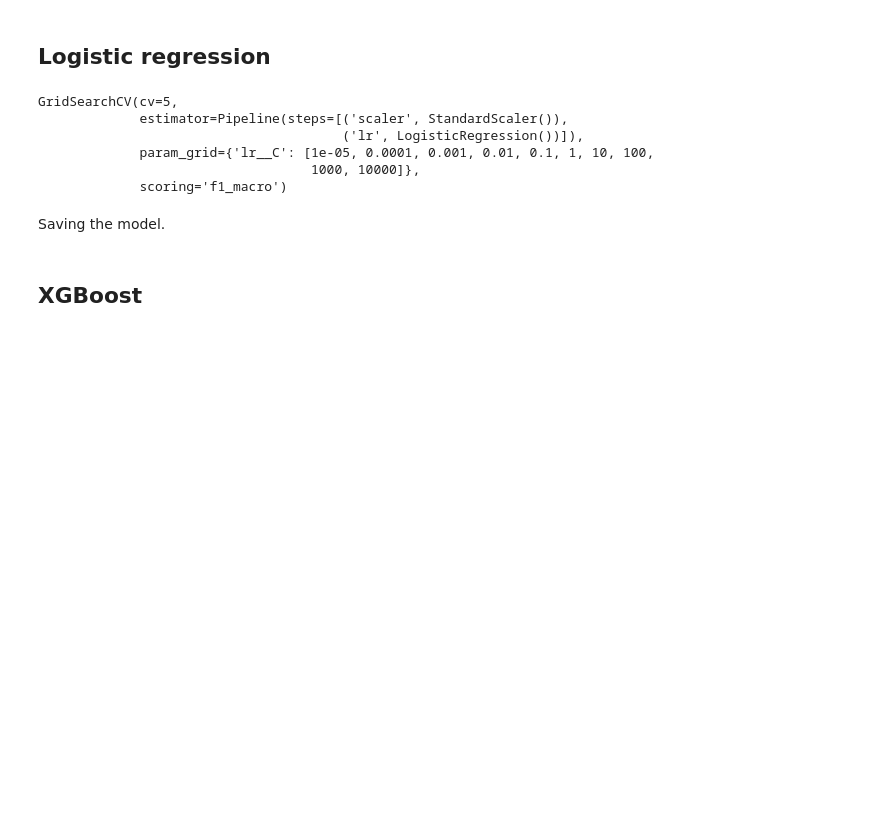
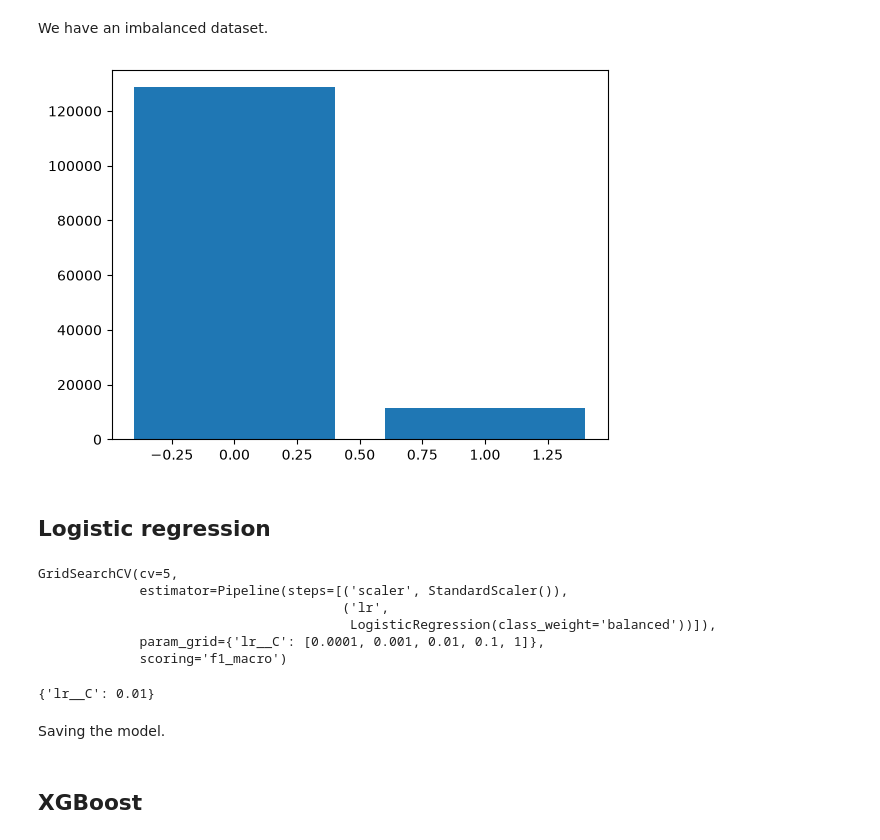
Before and after one commit to stemil01/ml-loan-repayment, a Jupyter notebook: 02_model_training.ipynb, the cells around one changed output. Drawn from its saved outputs; the diff is of its cells as text; code cells hidden in the pictures; blank space fills up the shorter version.

```diff
--- a/model_training.ipynb
+++ b/02_model_training.ipynb
@@ -17,6 +19,15 @@ models_dir = "models"
 data_df = pd.read_csv(os.path.join(dataset_dir, "train_set.csv"))
 X_train = data_df.drop(columns=["TARGET"])
 y_train = data_df["TARGET"]
+# %% [markdown]
+We have an imbalanced dataset.
+# %%
+n_neg, n_pos = np.bincount(y_train.astype(int))
+# %%
+plt.bar([0, 1], [n_neg, n_pos])
+plt.show()
+# %% [output]
+[figure, added]
 # %% [markdown]
 ## Logistic regression
 # %%
@@ -28,17 +39,21 @@ params = {
 # %%
 lr_pipe = pipeline.Pipeline(steps=[
     ("scaler", preprocessing.StandardScaler()),
-    ("lr", linear_model.LogisticRegression())
+    ("lr", LogisticRegression(class_weight="balanced"))
 ])
 grid = model_selection.GridSearchCV(estimator=lr_pipe, param_grid=params, scoring="f1_macro", cv=5)
 grid.fit(X_train, y_train)
 # %% [output]
 GridSearchCV(cv=5,
              estimator=Pipeline(steps=[('scaler', StandardScaler()),
-                                       ('lr', LogisticRegression())]),
-             param_grid={'lr__C': [1e-05, 0.0001, 0.001, 0.01, 0.1, 1, 10, 100,
-                                   1000, 10000]},
+                                       ('lr',
+                                        LogisticRegression(class_weight='balanced'))]),
+             param_grid={'lr__C': [0.0001, 0.001, 0.01, 0.1, 1]},
              scoring='f1_macro')
+# %%
+grid.best_params_
+# %% [output]
+{'lr__C': 0.01}
 # %% [markdown]
 Saving the model.
 # %%
```
Also changed, not shown: parts of 20 cells of this notebook, 7 other files.
